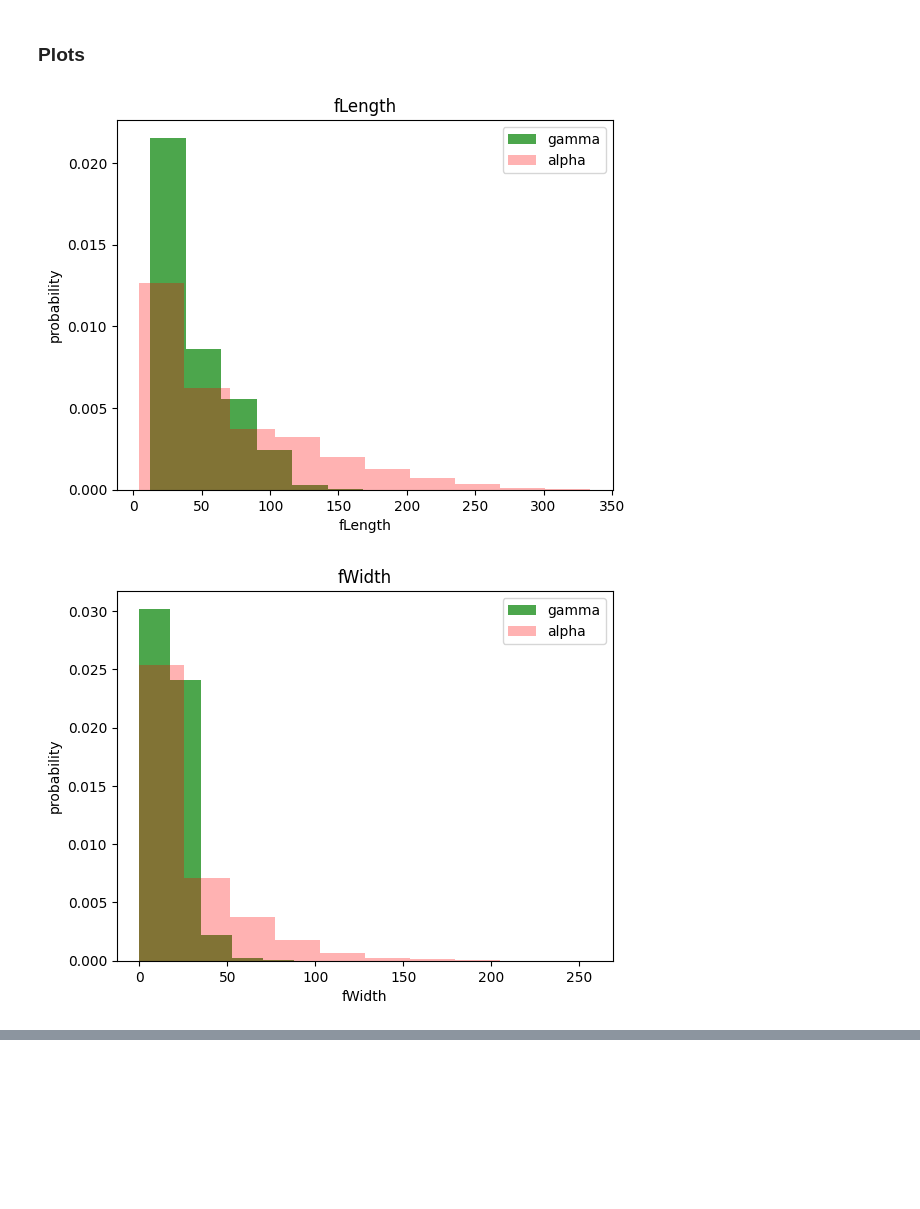
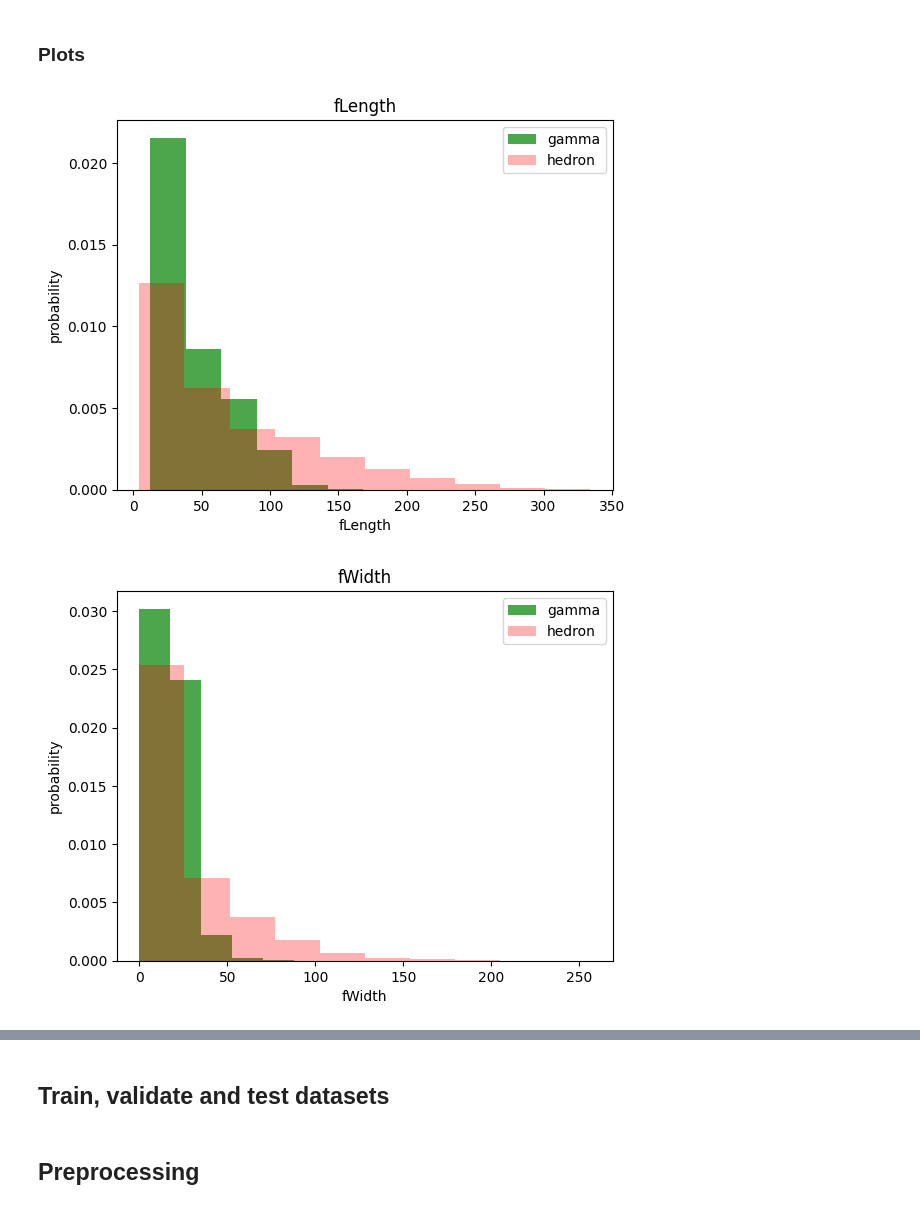
Before and after one commit to Vinald/Gamma_Hadron_Classification, a Jupyter notebook: main.ipynb, the cells around one changed output, grey strips where cells are left out. Saved outputs shown, nothing was run; the diff lists cells and outputs as text; code cells hidden in the pictures; blank space fills up the shorter version.

```diff
--- a/main.ipynb
+++ b/main.ipynb
@@ -66,12 +66,12 @@ array([1, 0])
 # %%
 for label in columns_names[:-1]:
     plt.hist(df[df['class']==1][label], color='green', label='gamma', alpha=0.7, density=True)
-    plt.hist(df[df['class']==0][label], color='red', label='alpha', alpha=0.3, density=True)
+    plt.hist(df[df['class']==0][label], color='red', label='hedron', alpha=0.3, density=True)
     plt.title(label)
     plt.ylabel('probability')
     plt.xlabel(label)
     plt.legend()
     plt.show()
 # %% [output]
-[figure, old version]
+[figure, new version]
-[figure, old version]
+[figure, new version]
@@ -85,0 +86,2 @@ for label in columns_names[:-1]:
+# %% [markdown]
+## Train, validate and test datasets
@@ -85,0 +90,2 @@ for label in columns_names[:-1]:
+# %% [markdown]
+## Preprocessing
```
Also changed, not shown: parts of 17 cells of this notebook.
